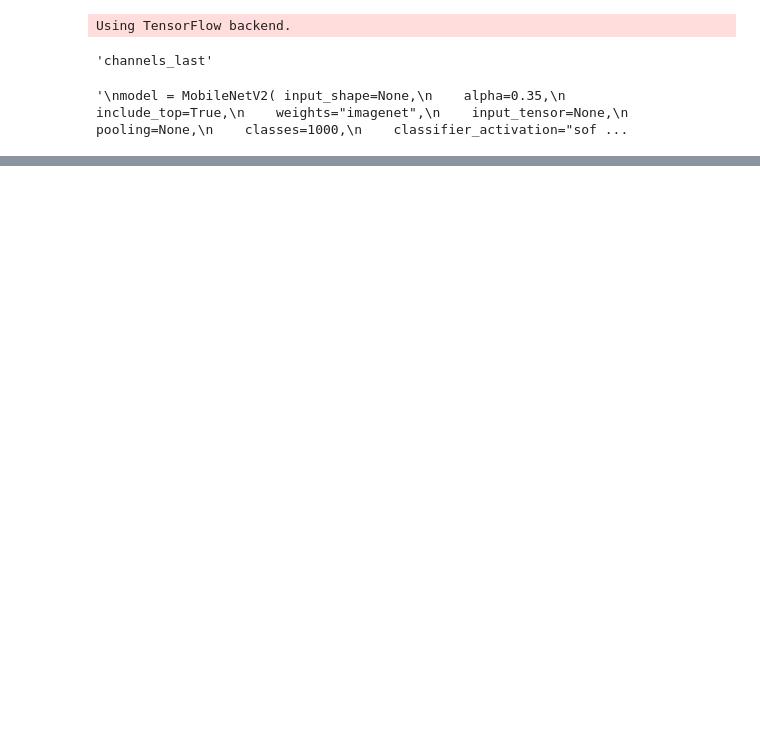
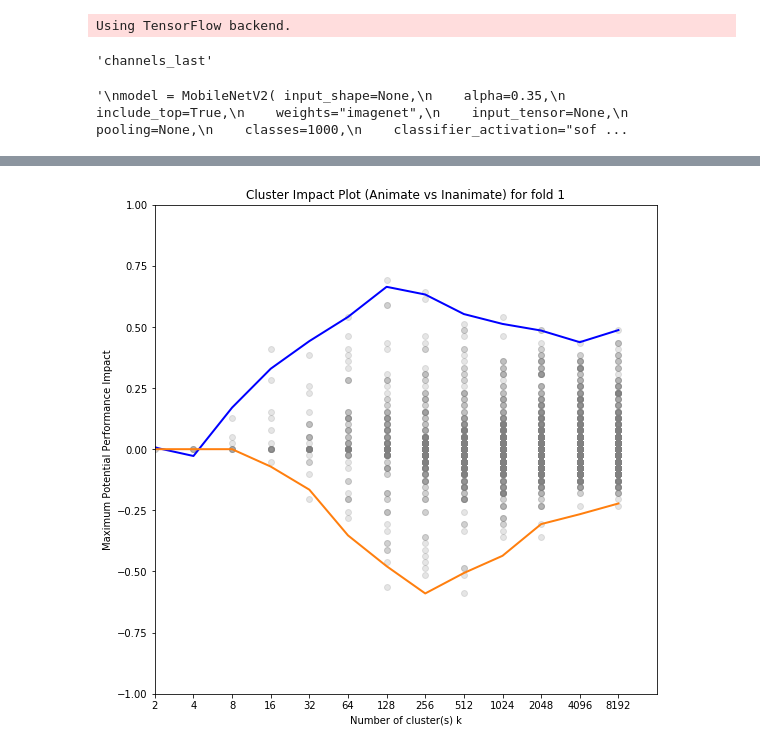
Before and after one commit to SNaGLab/Cognitive-Parcellation, a Jupyter notebook: code/experiments/mobilenet_v2_step_1.ipynb, the cells around one changed output, grey strips where cells are left out. Drawn from its saved outputs; the diff is of its cells as text; code cells hidden in the pictures; blank space fills up the shorter version.

Commit message:
Mobilenet V2 step2

```diff
--- a/code/experiments/mobilenet_v2_step_1.ipynb
+++ b/code/experiments/mobilenet_v2_step_1.ipynb
@@ -243,7 +243,7 @@ def MobileNetV2(input_shape=None,
             weights='imagenet'
     """
     global backend, layers, models, keras_utils, debug
-    debug = True
+    debug = False
     backend= keras.backend
     layers = keras.layers
     models = keras.models
@@ -376,6 +376,7 @@ def MobileNetV2(input_shape=None,
                       use_bias=False,
                       name='Conv1')(x)
     global start_index, end_index
+    start_index = end_index = 0
     #################
     if lambda_mask is not None:
         start_index = end_index
@@ -816,7 +817,7 @@ X = np.column_stack((X_fold,y_fold))
 X = np.float32(X)
 
 
-kmeans = MiniBatchKMeans(n_clusters=62821, #500x reduction in points
+kmeans = MiniBatchKMeans(n_clusters=57255, #100x reduction in points
                          max_iter=10).fit(X)
 
 pred_kmeans = kmeans.predict(X)
@@ -951,10 +982,10 @@ with open('../../data/pkl_mobile/kmeans_first_'+str(fold)+'_'+model_name+'.pkl',
 #Loading the pickle files
 method ='GMM'
 
-k = 4
+k = 1
 result ={}
 for i in range(1,k+1,1):
-    name = '../../data/_mobile/'+str(method)+'_30_scree_fold_'+str(i)+'_VGG16.pkl'   #CHANGE
+    name = '../../data/pkl_mobile/'+str(method)+'_30_scree_fold_'+str(i)+'_'+model_name+'.pkl'   #CHANGE
     with open(name,"rb") as f:
         result[i] = pickle.load(f)
 # %%
@@ -962,3 +1011,41 @@ result[1]
+# %%
+f = 1
+clf_result = result[f]
+from scipy.signal import savgol_filter
+
+fig = plt.figure(1,figsize=(9,9))
+X = range(1,14,1)
+xticks = []
+#X = range(2,51,1)
+anat = []
+inat = []
+for cl in X:
+    xticks.append(2**cl)
+    i = 0
+    temp = []
+    for item in clf_result[cl].keys():
+        plt.plot(cl,clf_result[cl][item],'go',color='grey',alpha=0.2)
+        temp.append(clf_result[cl][item])
+        i += 1
+    anat.append(np.max(temp))
+    inat.append(np.min(temp))
+
+ahat = savgol_filter(anat, 5, 3)
+ihat =  savgol_filter(inat, 5, 3)
+plt.plot(X,ahat, color='b',linewidth=2)
+plt.plot(X,ihat, color='C1',linewidth=2)
+plt.ylim([-1,1])
+plt.xlim([1,14])
+plt.xticks(X,xticks)
+plt.xlabel('Number of cluster(s) k')
+plt.ylabel("Maximum Potential Performance Impact")
+plt.title('Cluster Impact Plot (Animate vs Inanimate) for fold '+ str(f))
+plt.axvline(x=23 , color='black', linestyle='--',alpha=0.3)
+#plt.gca().xaxis.set_major_locator(MaxNLocator(prune='lower'))
+
+plt.savefig('../../results/'+str(method)+'_results_fold_'+str(f)+'.png', format='png', dpi=500)
+# %% [output]
+[figure, added]
 # %%
 from matplotlib.ticker import MaxNLocator
 f = 1
```
Also changed, not shown: parts of 6 cells of this notebook, 5 other files.
